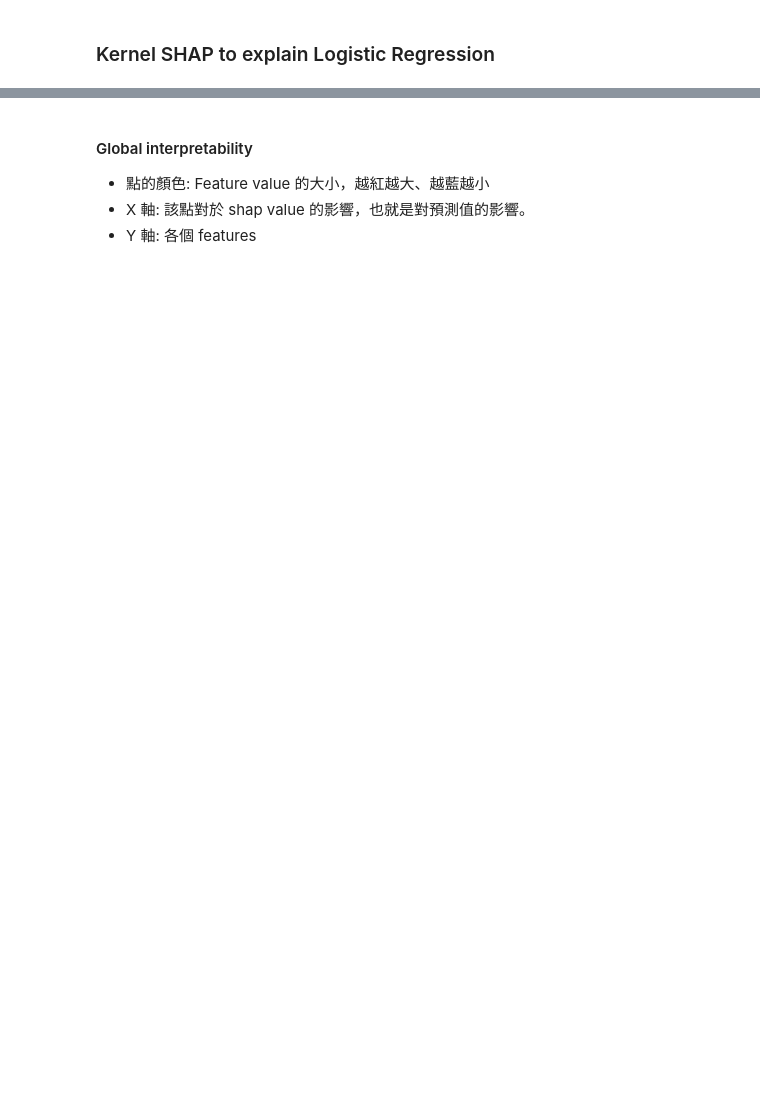
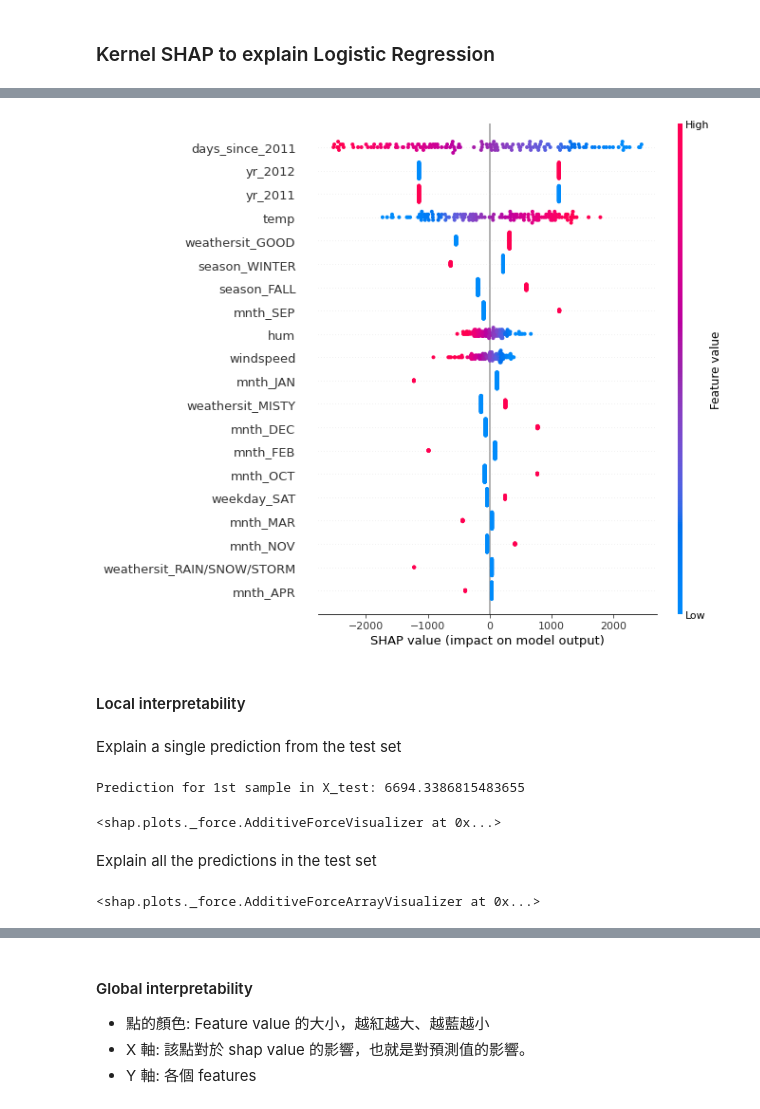
Before and after one commit to d246810g2000/Explainable_AI, a Jupyter notebook: ML/04_kernelshap.ipynb, the cells around one changed output, grey strips where cells are left out. Saved outputs shown, nothing was run; the diff lists cells and outputs as text; code cells hidden in the pictures; blank space fills up the shorter version.

```diff
--- a/ML/04_kernelshap.ipynb
+++ b/ML/04_kernelshap.ipynb
@@ -306,12 +310,12 @@ from xgboost import XGBRegressor
 # %%
-# Fit logistic regression model
-lr = LogisticRegression(random_state=2022, penalty='l1', solver='liblinear')
+# Fit linear regression model
+lr = LinearRegression()
 lr.fit(X_train.values, y_train.values)
 print("Training finished.")
 
-# Evaluate logistic regression model
+# Evaluate linear regression model
 y_pred = lr.predict(X_test.values)
-print(f"F1 Score: {round(f1_score(y_test, y_pred, average='macro'), 2)}")
-print(f"Accuracy: {round(accuracy_score(y_test, y_pred), 2)}")
+print(f"Root Mean Squared Error: {round(mean_squared_error(y_test, y_pred)**(1/2), 2)}")
+print(f"R2: {round(r2_score(y_test, y_pred), 2)}")
 # %% [output]
 Training finished.
@@ -326,6 +330,6 @@ shap.initjs()
 [interactive output not drawn]
 # %%
 # use Kernel SHAP to explain test set predictions
-explainer = shap.KernelExplainer(model=lr.predict_proba, data=X_train)
+explainer = shap.KernelExplainer(model=lr.predict, data=X_train)
 shap_values = explainer.shap_values(X=X_test, nsamples=100)
 # %% [output]
@@ -332,0 +348,21 @@ Using 1286 background data samples could cause slower run times. Consider using
+# %%
+shap.summary_plot(shap_values, X_test)
+# %% [output]
+[figure, added]
+# %% [markdown]
+#### Local interpretability
+# %% [markdown]
+Explain a single prediction from the test set
+# %%
+# plot the SHAP values for output of the first instance
+print(f'Prediction for 1st sample in X_test: {lr.predict(X_test.iloc[[0], :].values)[0]}')
+shap.force_plot(explainer.expected_value, shap_values[0,:], X_test.iloc[0,:])
+# %% [output]
+Prediction for 1st sample in X_test: 6694.3386815483655
+<shap.plots._force.AdditiveForceVisualizer at 0x...>
+# %% [markdown]
+Explain all the predictions in the test set
+# %%
+shap.force_plot(explainer.expected_value, shap_values, X_test)
+# %% [output]
+<shap.plots._force.AdditiveForceArrayVisualizer at 0x...>
```
Also changed, not shown: parts of 49 cells of this notebook, 1 other file.
